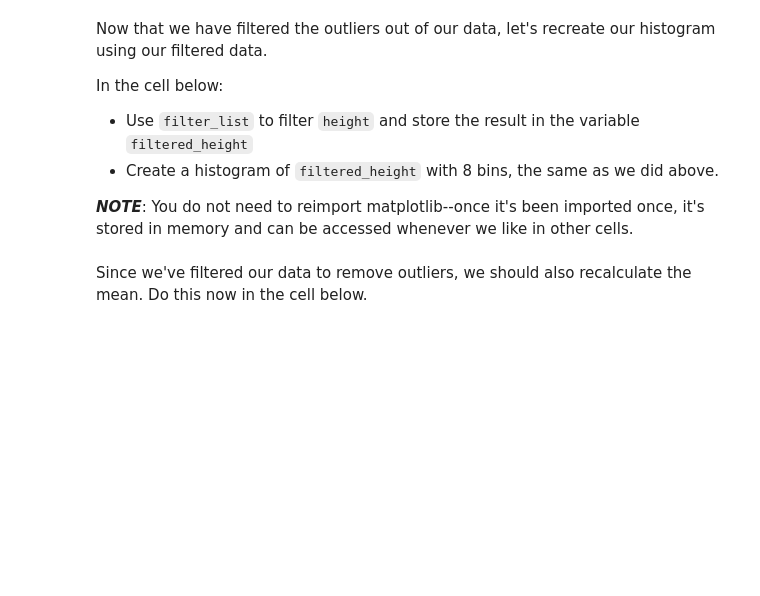
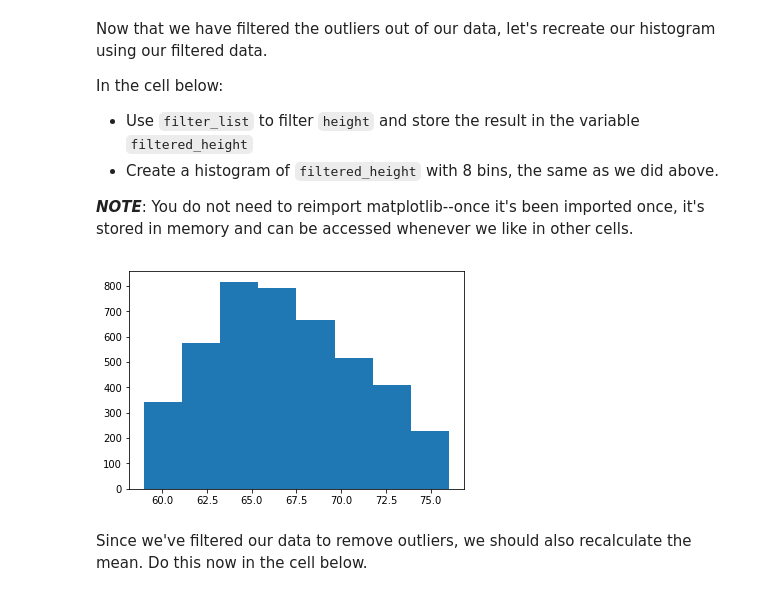
Before and after one commit to hy123udg/dsc-implementing-statistics-with-functions-lab-nyc-ds-060319, a Jupyter notebook: index.ipynb, the cells around one changed output. Cells and saved outputs as stored; diff of their text form; code cells hidden in the pictures; blank space fills up the shorter version.

```diff
--- a/index.ipynb
+++ b/index.ipynb
@@ -162,7 +162,10 @@ In the cell below:
 **_NOTE_**: You do not need to reimport matplotlib--once it's been imported once, it's stored in memory and can be accessed whenever we like in other cells.
 # %%
 filtered_height = filter_list(height)
-plt.hist(filtered_heightm)
+plt.hist(filtered_height, bins = 8)
+plt.show()
+# %% [output]
+[figure, added]
 # %% [markdown]
 Since we've filtered our data to remove outliers, we should also recalculate the mean.  Do this now in the cell below.
 # %%
```
